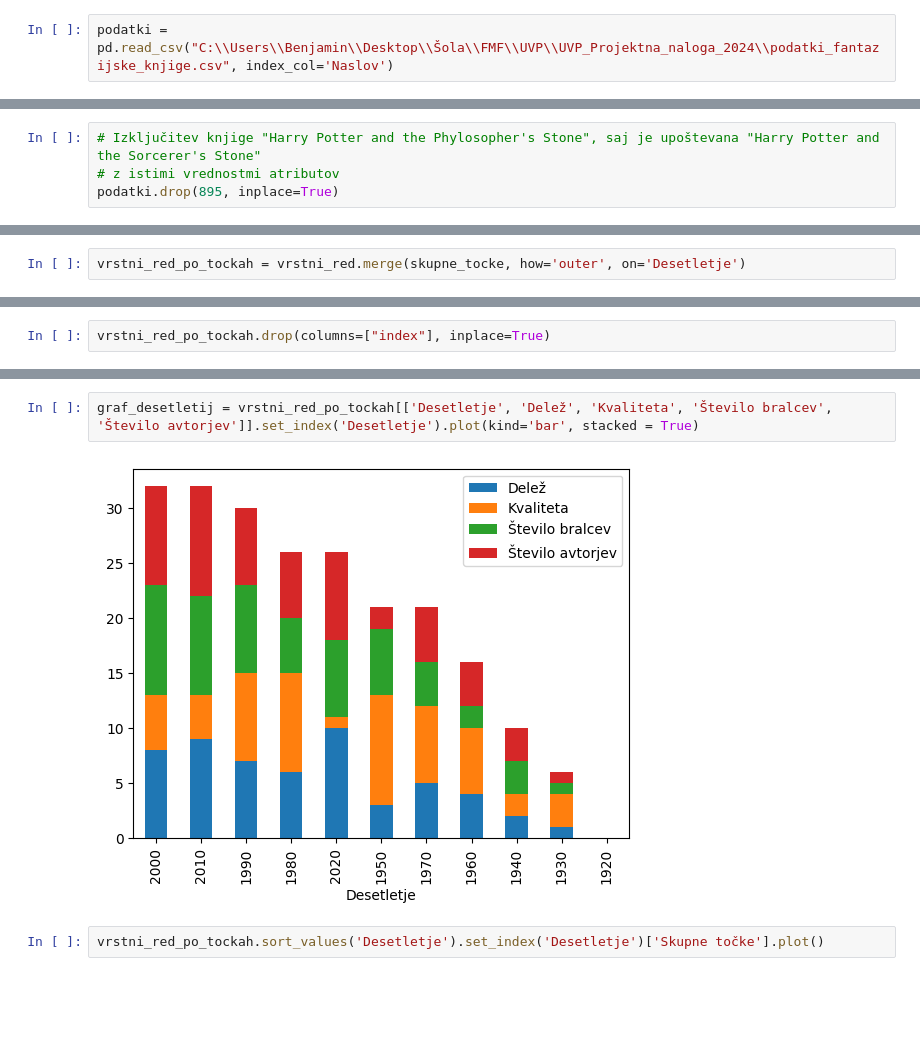
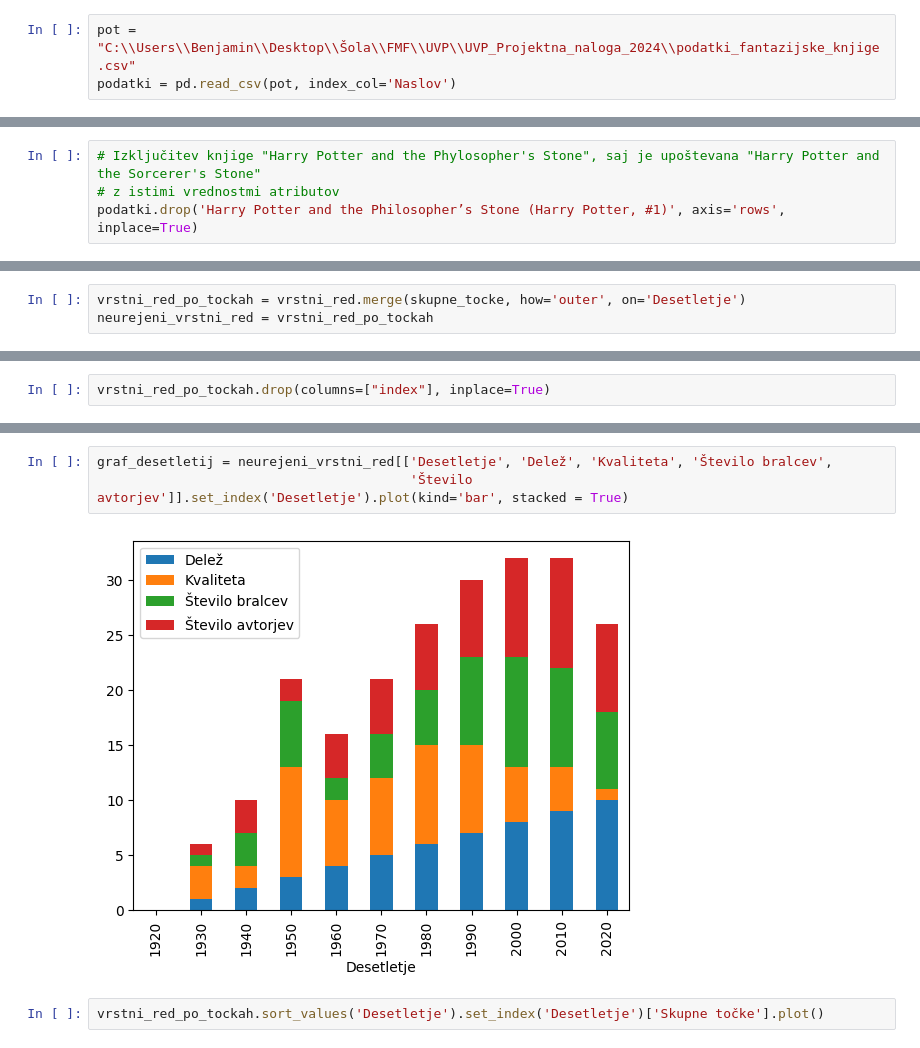
Before and after one commit to Benjamin-Dagarin/UVP_Projektna_naloga_2024, a Jupyter notebook: Analiza_fantazijskih_knjig.ipynb, the cells around one changed output, grey strips where cells are left out. Drawn from its saved outputs; the diff is of its cells as text; blank space fills up the shorter version.

```diff
--- a/Analiza_fantazijskih_knjig.ipynb
+++ b/Analiza_fantazijskih_knjig.ipynb
@@ -6,7 +6,8 @@
 import pandas as pd
 import zlato_desetletje as zld
 # %%
-podatki = pd.read_csv("C:\\Users\\Benjamin\\Desktop\\Šola\\FMF\\UVP\\UVP_Projektna_naloga_2024\\podatki_fantazijske_knjige.csv", index_col='Naslov')
+pot = "C:\\Users\\Benjamin\\Desktop\\Šola\\FMF\\UVP\\UVP_Projektna_naloga_2024\\podatki_fantazijske_knjige.csv"
+podatki = pd.read_csv(pot, index_col='Naslov')
 # %%
 podatki.fillna(0, inplace=True)
 # %%
@@ -22,12 +23,12 @@ podatki = podatki[['Avtor', 'Leto izida', 'Desetletje', 'Dolžina', 'Točke', 'O
 podatki.reset_index(inplace=True)
 # %%
 podatki.drop_duplicates(subset='Naslov', keep='first', inplace=True)
-# %%
-# Izključitev knjige "Harry Potter and the Phylosopher's Stone", saj je upoštevana "Harry Potter and the Sorcerer's Stone"
-# z istimi vrednostmi atributov
-podatki.drop(895, inplace=True)
 # %%
 podatki.set_index('Naslov', inplace=True)
+# %%
+# Izključitev knjige "Harry Potter and the Phylosopher's Stone", saj je upoštevana "Harry Potter and the Sorcerer's Stone"
+# z istimi vrednostmi atributov
+podatki.drop('Harry Potter and the Philosopher’s Stone (Harry Potter, #1)', axis='rows', inplace=True)
 # %%
 podatki
 # %% [output]
@@ -398,5 +511,6 @@ skupne_tocke
 # %%
 vrstni_red_po_tockah = vrstni_red.merge(skupne_tocke, how='outer', on='Desetletje')
+neurejeni_vrstni_red = vrstni_red_po_tockah
 # %%
 vrstni_red_po_tockah.sort_values(by=['Skupne točke', 'Desetletje'], ascending=[False, True], inplace=True)
 # %%
@@ -410,7 +537,8 @@ vrstni_red_po_tockah
 # %%
-graf_desetletij = vrstni_red_po_tockah[['Desetletje', 'Delež', 'Kvaliteta', 'Število bralcev', 'Število avtorjev']].set_index('Desetletje').plot(kind='bar', stacked = True)
+graf_desetletij = neurejeni_vrstni_red[['Desetletje', 'Delež', 'Kvaliteta', 'Število bralcev',
+                                        'Število avtorjev']].set_index('Desetletje').plot(kind='bar', stacked = True)
 # %% [output]
-[figure, old version]
+[figure, new version]
 # %%
 vrstni_red_po_tockah.sort_values('Desetletje').set_index('Desetletje')['Skupne točke'].plot()
 # %% [output]
```
Also changed, not shown: parts of 37 cells of this notebook.
